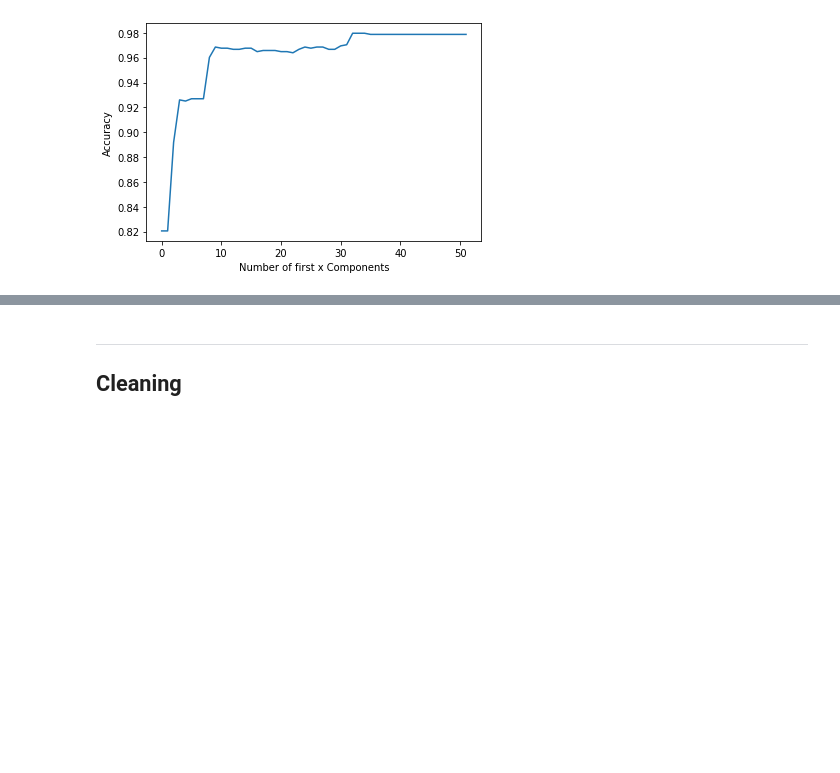
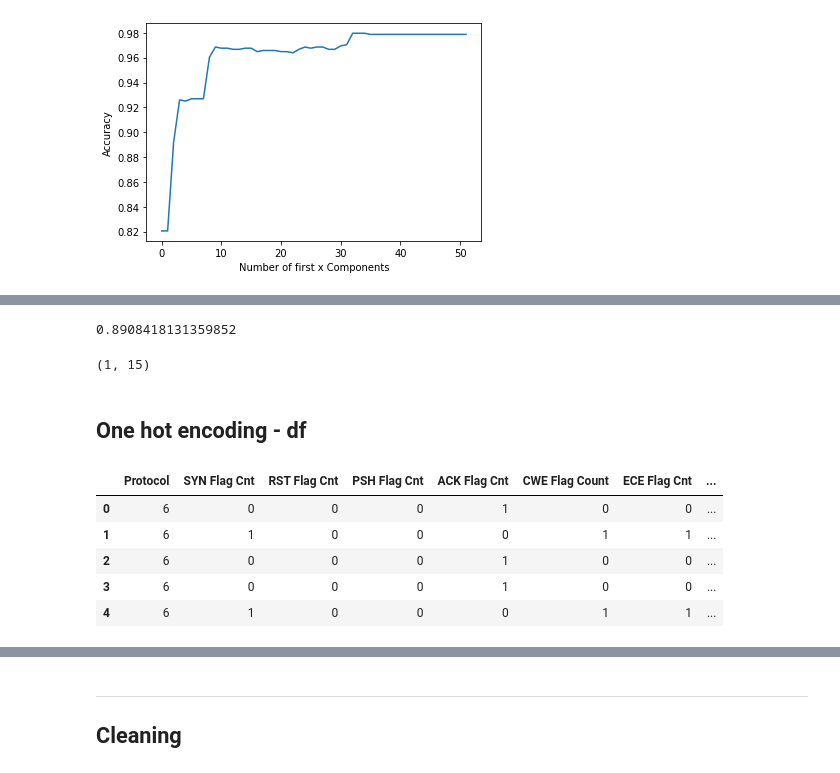
Before and after one commit to Irish-77/ddos-dompteure, a Jupyter notebook: data_preparation.ipynb, the cells around one changed output, grey strips where cells are left out. Saved outputs shown, nothing was run; the diff lists cells and outputs as text; code cells hidden in the pictures; blank space fills up the shorter version.

```diff
--- a/data_preparation.ipynb
+++ b/data_preparation.ipynb
@@ -23,7 +24,9 @@ from sklearn.decomposition import PCA
 df = dd.read_csv('explored_ds.csv')
 # %%
 # allocating columns
-category_vars = ['Label', 'Protocol','SYN Flag Cnt', 'RST Flag Cnt', 'PSH Flag Cnt', 'ACK Flag Cnt', 'CWE Flag Count', 'ECE Flag Cnt', 'dst_port_transformed', 'src_port_transformed']
+category_vars_no_order = ['Label', 'Protocol','SYN Flag Cnt', 'RST Flag Cnt', 'PSH Flag Cnt', 'ACK Flag Cnt', 'CWE Flag Count', 'ECE Flag Cnt', 'dst_port_transformed', 'src_port_transformed']
+category_vars = [i for i in df.columns if i in category_vars_no_order]
+
 object_vars = ['Dst IP', 'Src IP'] #df.select_dtypes(include=['object']).columns
 continuous_vars = df.columns[~df.columns.isin(category_vars) & ~df.columns.isin(object_vars)]
 # %%
@@ -158,0 +269,12 @@ axes.set(xlabel = 'Number of first x Components', ylabel = 'Accuracy');
+# %%
+logisticRegr = LogisticRegression(solver = 'lbfgs', max_iter=100)
+logisticRegr.fit(train, train_lbl)
+logisticRegr.score(test, test_lbl)
+# %% [output]
+0.8908418131359852
+# %%
+logisticRegr.coef_.shape
+# %% [output]
+(1, 15)
+# %% [markdown]
+## One hot encoding - df
@@ -158,0 +284,2 @@ axes.set(xlabel = 'Number of first x Components', ylabel = 'Accuracy');
+# %%
+df_computed = df[category_vars].compute()
@@ -158,0 +289,9 @@ axes.set(xlabel = 'Number of first x Components', ylabel = 'Accuracy');
+# %%
+df_computed.head()
+# %% [output]
+|  | Protocol | SYN Flag Cnt | RST Flag Cnt | PSH Flag Cnt | ACK Flag Cnt | CWE Flag Count | ECE Flag Cnt | ... |
+| 0 | 6 | 0 | 0 | 0 | 1 | 0 | 0 | ... |
+| 1 | 6 | 1 | 0 | 0 | 0 | 1 | 1 | ... |
+| 2 | 6 | 0 | 0 | 0 | 1 | 0 | 0 | ... |
+| 3 | 6 | 0 | 0 | 0 | 1 | 0 | 0 | ... |
+| 4 | 6 | 1 | 0 | 0 | 0 | 1 | 1 | ... |
```
Also changed, not shown: parts of 32 cells of this notebook, 2 other files.
